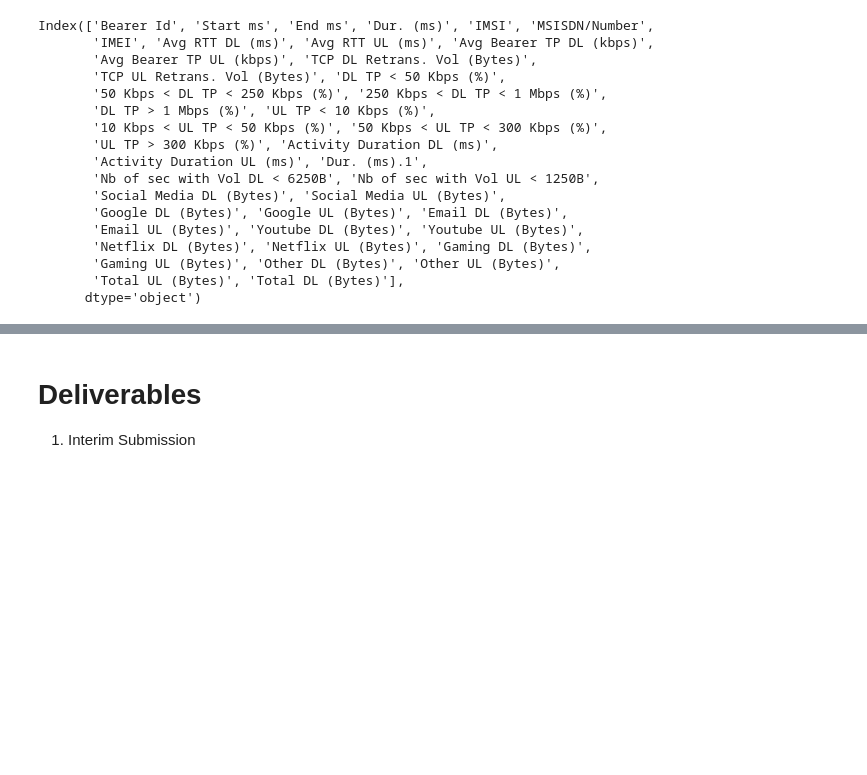
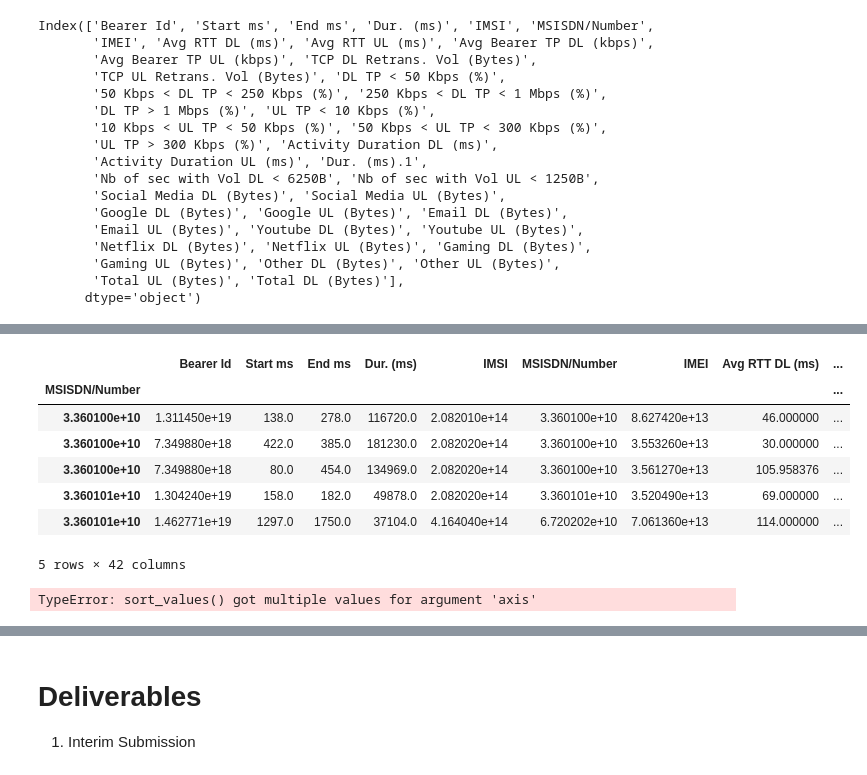
Before and after one commit to Kira-Floris/TellCo, a Jupyter notebook: notebook/telco project.ipynb, the cells around one changed output, grey strips where cells are left out. Drawn from its saved outputs; the diff is of its cells as text; code cells hidden in the pictures; blank space fills up the shorter version.

```diff
--- a/notebook/telco project.ipynb
+++ b/notebook/telco project.ipynb
@@ -603,0 +620,27 @@ TypeError: unhashable type: 'Series'
+# %%
+all_user_data = outliers.df
+all_user_data.head()
+# %% [output]
+|  | Bearer Id | Start ms | End ms | Dur. (ms) | IMSI | MSISDN/Number | IMEI | Avg RTT DL (ms) | ... |
+| MSISDN/Number |  |  |  |  |  |  |  |  | ... |
+| 3.360100e+10 | 1.311450e+19 | 138.0 | 278.0 | 116720.0 | 2.082010e+14 | 3.360100e+10 | 8.627420e+13 | 46.000000 | ... |
+| 3.360100e+10 | 7.349880e+18 | 422.0 | 385.0 | 181230.0 | 2.082020e+14 | 3.360100e+10 | 3.553260e+13 | 30.000000 | ... |
+| 3.360100e+10 | 7.349880e+18 | 80.0 | 454.0 | 134969.0 | 2.082020e+14 | 3.360100e+10 | 3.561270e+13 | 105.958376 | ... |
+| 3.360101e+10 | 1.304240e+19 | 158.0 | 182.0 | 49878.0 | 2.082020e+14 | 3.360101e+10 | 3.520490e+13 | 69.000000 | ... |
+| 3.360101e+10 | 1.462771e+19 | 1297.0 | 1750.0 | 37104.0 | 4.164040e+14 | 6.720202e+10 | 7.061360e+13 | 114.000000 | ... |
+5 rows × 42 columns
+# %%
+# top 10 bottom 10 skipped
+def top_bottom_frequent(data, columns, count=10):
+    for column in columns:
+        # top
+        data[column].sort_values(column,ascending=False, axis=0)
+        # bottom
+        data[column].sort_values(column, axis=0, inplace=False, ascending=True).reset_index(drop=False)[:count]
+        # freq
+        data[column].value_counts()[:10]
+
+columns = ['DL TP < 50 Kbps (%)','50 Kbps < DL TP < 250 Kbps (%)', '250 Kbps < DL TP < 1 Mbps (%)','DL TP > 1 Mbps (%)', 'UL TP < 10 Kbps (%)','10 Kbps < UL TP < 50 Kbps (%)', '50 Kbps < UL TP < 300 Kbps (%)','UL TP > 300 Kbps (%)','TCP UL Retrans. Vol (Bytes)', 'DL TP < 50 Kbps (%)','Avg RTT DL (ms)', 'Avg RTT UL (ms)']
+# top_bottom_frequent(all_user_data, columns, 10)
+# %% [output]
+TypeError: sort_values() got multiple values for argument 'axis'
```
Also changed, not shown: parts of 8 cells of this notebook.
